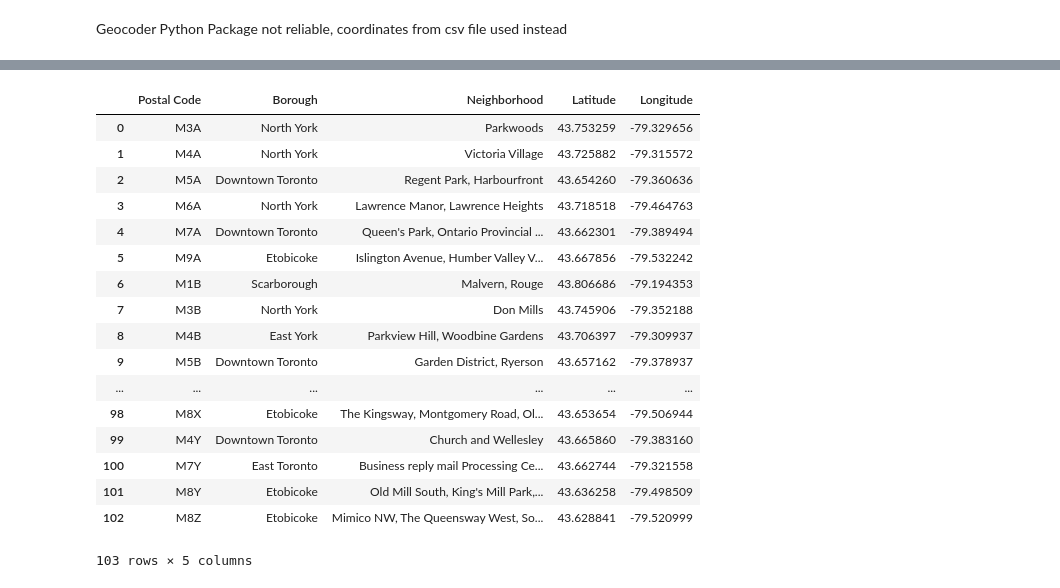
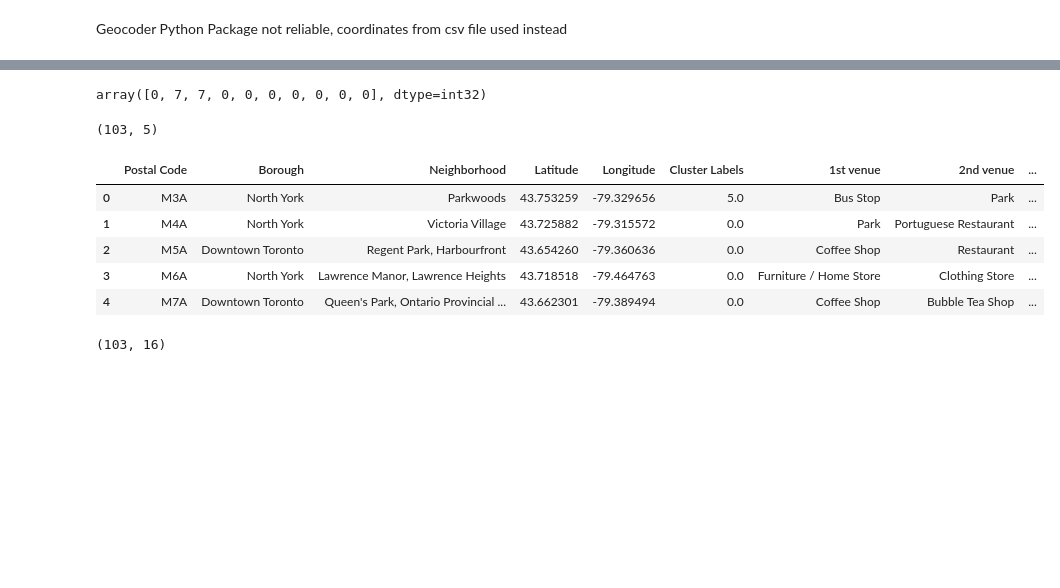
Before and after one commit to VeraDJW/Applied_data_science_capstone, a Jupyter notebook: Neighbor-Toronto.ipynb, the cells around one changed output, grey strips where cells are left out. Drawn from its saved outputs; the diff is of its cells as text; code cells hidden in the pictures; blank space fills up the shorter version.

```diff
--- a/Neighbor-Toronto.ipynb
+++ b/Neighbor-Toronto.ipynb
@@ -129,21 +296,61 @@ df_trt.reset_index(inplace=True)
+# %%
+columns = ['Neighborhood']
+date = ['st','nd','rd']
+for i in range (1,11):
+    try:
+        columns.append('{}{} venue'.format(i,date[i-1]))
+    except:
+        columns.append('{}th venue'.format(i))
+
+trt_neighbor = pd.DataFrame(columns=columns)
+trt_neighbor['Neighborhood'] = trt_grouped['Neighborhood']
+# %%
+def return_most_common_venues(row, num_top_venues):
+    row_categories = row.iloc[1:]
+    row_categories_sorted = row_categories.sort_values(ascending=False)
+
+    return row_categories_sorted.index.values[0:num_top_venues]
+
+
+for ind in range(trt_grouped.shape[0]):
+    trt_neighbor.iloc[ind, 1:] = return_most_common_venues(trt_grouped.iloc[ind, :], 10)
+# %%
+from sklearn.cluster import KMeans
+import numpy as np # library to handle data in a vectorized manner
+
+# number of clusters
+k = 10
+
+trt_grouped_clustering = trt_grouped.drop('Neighborhood', 1)
+
+# run k-means clustering
+kmeans = KMeans(n_clusters=k, random_state=0).fit(trt_grouped_clustering)
+
+# check cluster labels generated for each row in the dataframe
+kmeans.labels_[0:10]
+# %% [output]
+array([0, 7, 7, 0, 0, 0, 0, 0, 0, 0], dtype=int32)
 # %%
-df_trt
+df_trt.shape
 # %% [output]
-|  | Postal Code | Borough | Neighborhood | Latitude | Longitude |
-| 0 | M3A | North York | Parkwoods | 43.753259 | -79.329656 |
-| 1 | M4A | North York | Victoria Village | 43.725882 | -79.315572 |
-| 2 | M5A | Downtown Toronto | Regent Park, Harbourfront | 43.654260 | -79.360636 |
-| 3 | M6A | North York | Lawrence Manor, Lawrence Heights | 43.718518 | -79.464763 |
-| 4 | M7A | Downtown Toronto | Queen's Park, Ontario Provincial ... | 43.662301 | -79.389494 |
-| 5 | M9A | Etobicoke | Islington Avenue, Humber Valley V... | 43.667856 | -79.532242 |
-| 6 | M1B | Scarborough | Malvern, Rouge | 43.806686 | -79.194353 |
-| 7 | M3B | North York | Don Mills | 43.745906 | -79.352188 |
-| 8 | M4B | East York | Parkview Hill, Woodbine Gardens | 43.706397 | -79.309937 |
-| 9 | M5B | Downtown Toronto | Garden District, Ryerson | 43.657162 | -79.378937 |
-| ... | ... | ... | ... | ... | ... |
-| 98 | M8X | Etobicoke | The Kingsway, Montgomery Road, Ol... | 43.653654 | -79.506944 |
-| 99 | M4Y | Downtown Toronto | Church and Wellesley | 43.665860 | -79.383160 |
-| 100 | M7Y | East Toronto | Business reply mail Processing Ce... | 43.662744 | -79.321558 |
-| 101 | M8Y | Etobicoke | Old Mill South, King's Mill Park,... | 43.636258 | -79.498509 |
-| 102 | M8Z | Etobicoke | Mimico NW, The Queensway West, So... | 43.628841 | -79.520999 |
-103 rows × 5 columns
+(103, 5)
+# %%
+# add clustering labels
+trt_neighbor.insert(0, 'Cluster Labels', kmeans.labels_)
+trt_merged = df_trt
+
+# merge to add latitude/longitude for each neighborhood
+trt_merged = trt_merged.join(trt_neighbor.set_index('Neighborhood'), on='Neighborhood')
+
+trt_merged.head()
+# %% [output]
+|  | Postal Code | Borough | Neighborhood | Latitude | Longitude | Cluster Labels | 1st venue | 2nd venue | ... |
+| 0 | M3A | North York | Parkwoods | 43.753259 | -79.329656 | 5.0 | Bus Stop | Park | ... |
+| 1 | M4A | North York | Victoria Village | 43.725882 | -79.315572 | 0.0 | Park | Portuguese Restaurant | ... |
+| 2 | M5A | Downtown Toronto | Regent Park, Harbourfront | 43.654260 | -79.360636 | 0.0 | Coffee Shop | Restaurant | ... |
+| 3 | M6A | North York | Lawrence Manor, Lawrence Heights | 43.718518 | -79.464763 | 0.0 | Furniture / Home Store | Clothing Store | ... |
+| 4 | M7A | Downtown Toronto | Queen's Park, Ontario Provincial ... | 43.662301 | -79.389494 | 0.0 | Coffee Shop | Bubble Tea Shop | ... |
+# %%
+trt_merged.shape
+# %% [output]
+(103, 16)
```
Also changed, not shown: parts of 35 cells of this notebook.
